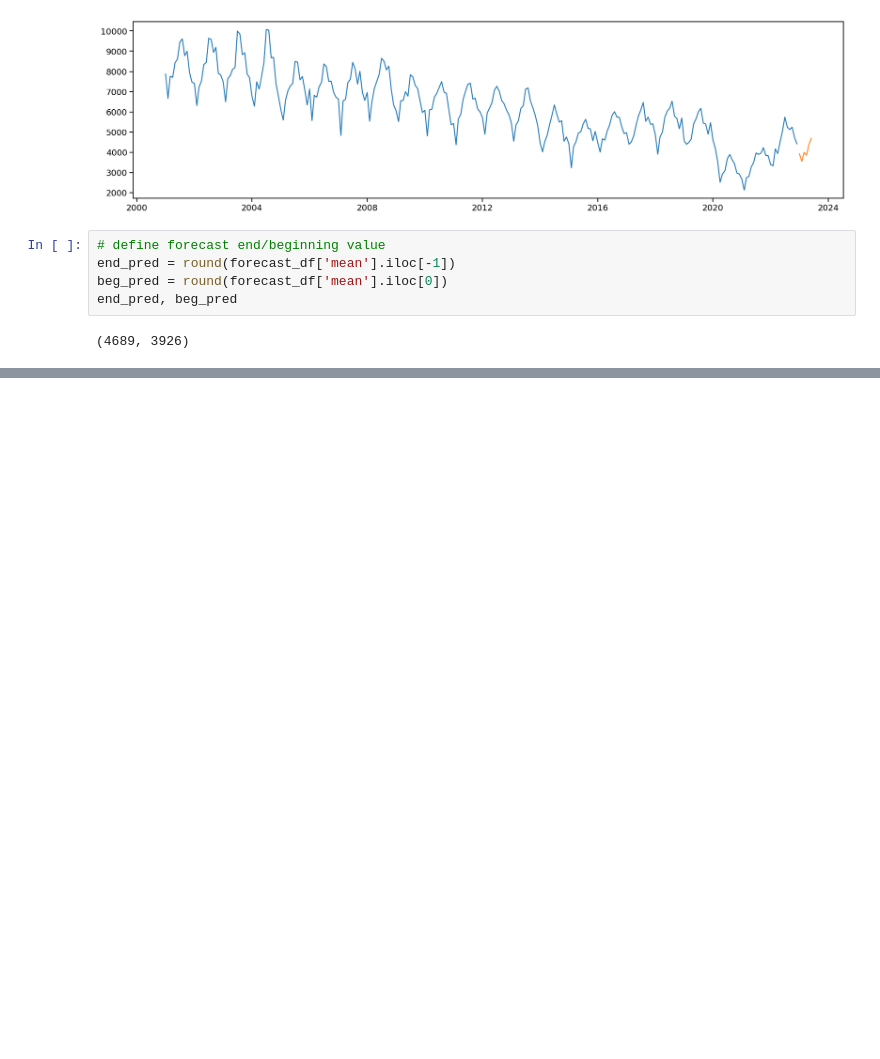
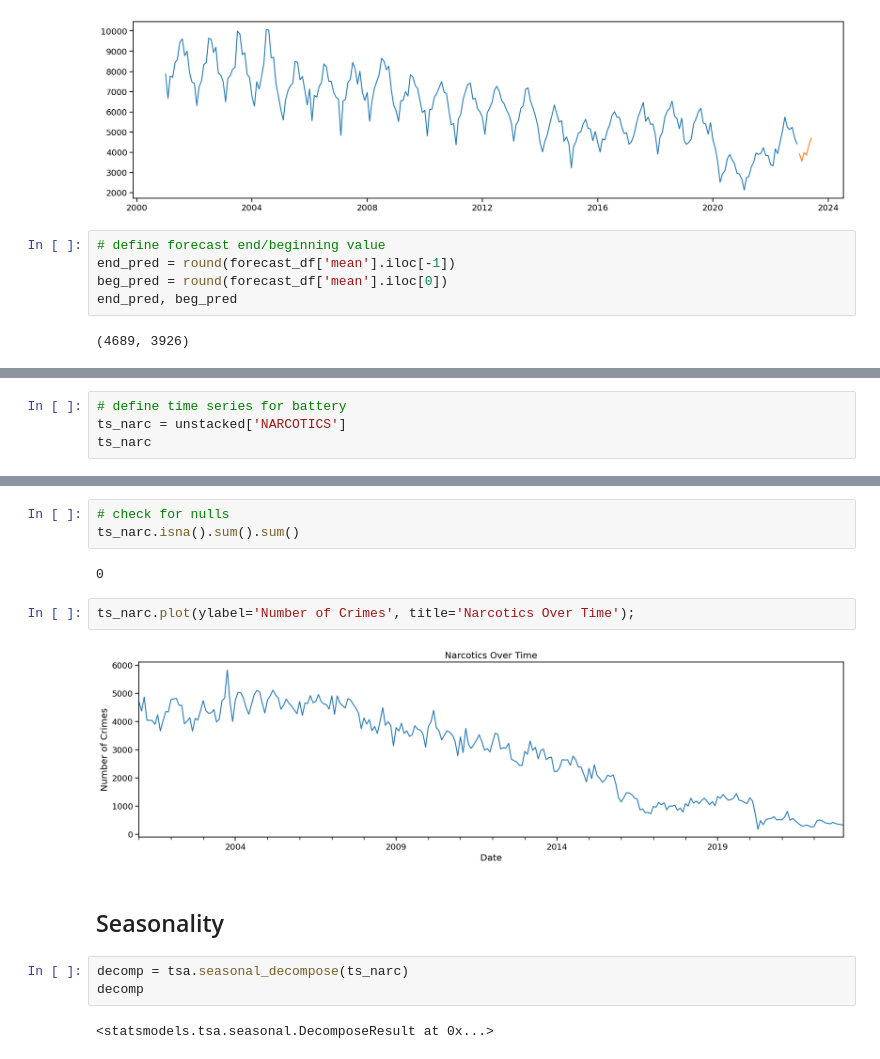
Before and after one commit to LoveidaLucero/Chicago-Crime-Trends, a Jupyter notebook: Part 2.ipynb, the cells around one changed output, grey strips where cells are left out. Drawn from its saved outputs; the diff is of its cells as text; blank space fills up the shorter version.

```diff
--- a/Part 2.ipynb
+++ b/Part 2.ipynb
@@ -634,0 +636,4 @@ There is an increase in the raw counts of theft crimes in the forecasted data by
+# %%
+# define time series for battery
+ts_narc = unstacked['NARCOTICS']
+ts_narc
@@ -634,0 +654,16 @@ There is an increase in the raw counts of theft crimes in the forecasted data by
+# %%
+# check for nulls
+ts_narc.isna().sum().sum()
+# %% [output]
+0
+# %%
+ts_narc.plot(ylabel='Number of Crimes', title='Narcotics Over Time');
+# %% [output]
+[figure, added]
+# %% [markdown]
+## Seasonality
+# %%
+decomp = tsa.seasonal_decompose(ts_narc)
+decomp
+# %% [output]
+<statsmodels.tsa.seasonal.DecomposeResult at 0x...>
```
Also changed, not shown: parts of 52 cells of this notebook.
